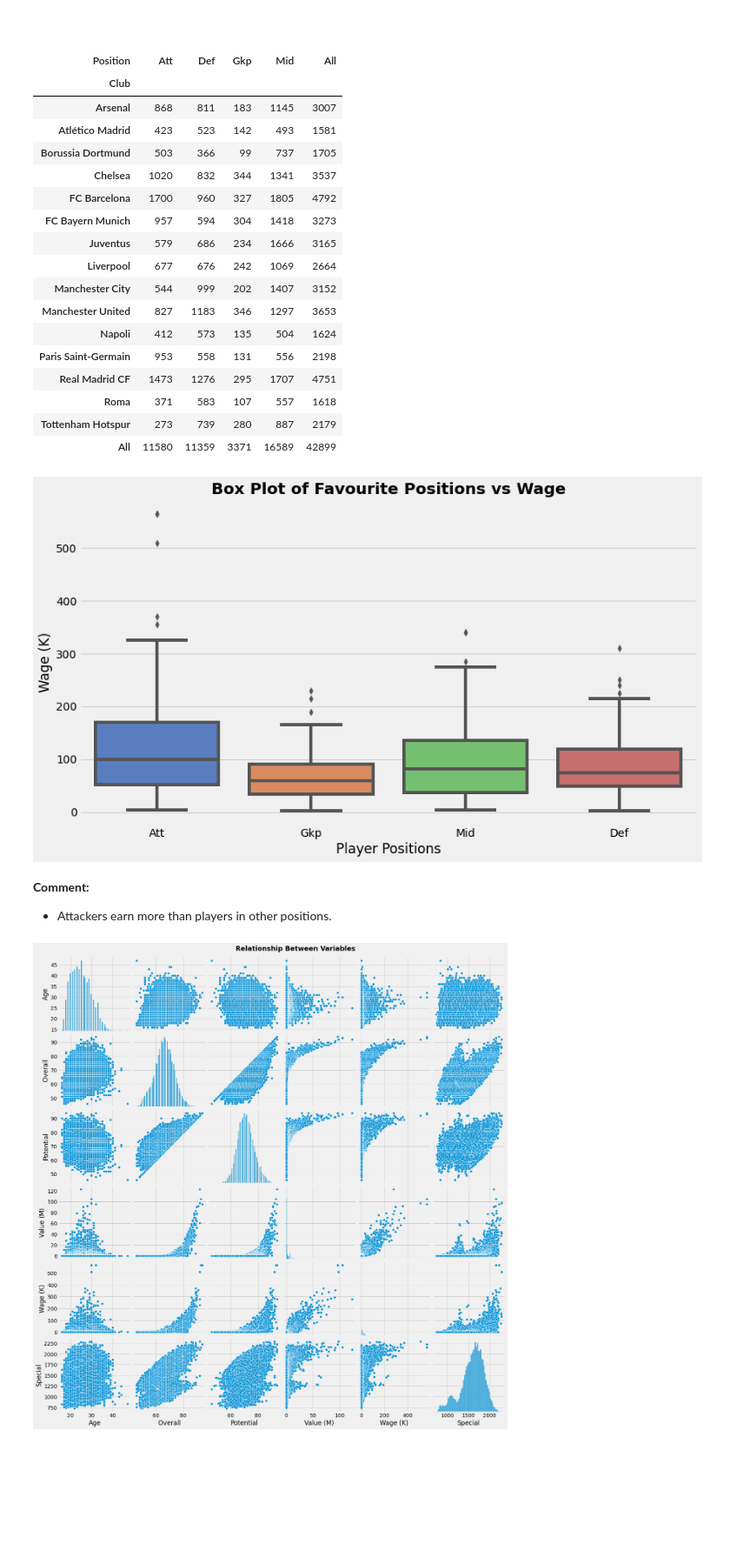
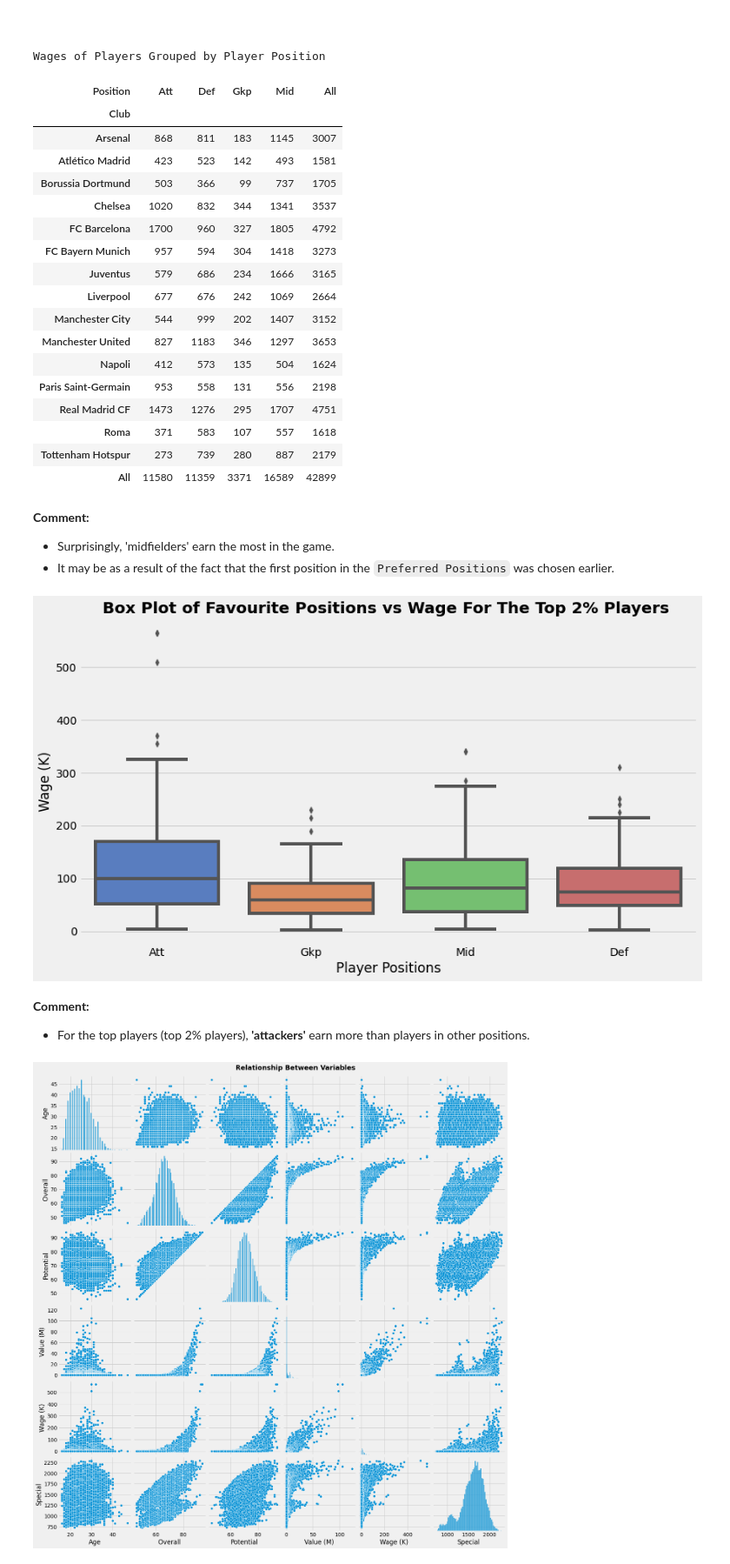
Before and after one commit to chineidu/Football_players, a Jupyter notebook: footballers_EDA.ipynb, the cells around one changed output. Shown at 87% size. Drawn from its saved outputs; the diff is of its cells as text; code cells hidden in the pictures; blank space fills up the shorter version.

```diff
--- a/footballers_EDA.ipynb
+++ b/footballers_EDA.ipynb
@@ -770,12 +763,17 @@ Top_ST
 # Add a new variable (General player position)
 top_rep_clubs_df['Position'] = top_rep_clubs_df['Fav_position'].apply(general_position)
 # %%
-(
-    pd.crosstab(index=top_rep_clubs_df['Club'], columns=top_rep_clubs_df['Position'], values=top_rep_clubs_df['Wage (K)'], aggfunc=np.sum, margins=True)
-)
+a = (
+    pd.crosstab(index=top_rep_clubs_df['Club'],
+                columns=top_rep_clubs_df['Position'],
+                values=top_rep_clubs_df['Wage (K)'], aggfunc=np.sum, margins=True)
+    )
+
+display_side_by_side(a, titles=['Wages of Players Grouped by Player Position'])
 
 # top_rep_clubs_df.loc[(top_rep_clubs_df['Club'] == 'Manchester City'), :]
 # %% [output]
+Wages of Players Grouped by Player Position
 | Position | Att | Def | Gkp | Mid | All |
 | Club |  |  |  |  |  |
 | Arsenal | 868 | 811 | 183 | 1145 | 3007 |
@@ -794,21 +792,25 @@ top_rep_clubs_df['Position'] = top_rep_clubs_df['Fav_position'].apply(general_po
 | Roma | 371 | 583 | 107 | 557 | 1618 |
 | Tottenham Hotspur | 273 | 739 | 280 | 887 | 2179 |
 | All | 11580 | 11359 | 3371 | 16589 | 42899 |
+# %% [markdown]
+**Comment:**
+* Surprisingly, 'midfielders' earn the most in the game.
+* It may be as a result of the fact that the first position in the `Preferred Positions` was chosen earlier.
 # %%
 # Plot
 plt.figure(figsize=(12, 7))
 sns.boxplot(x='Position', y='Wage (K)', data=top_rep_clubs_df, palette='muted')
 
 plt.xlabel('Player Positions', fontsize=17)
-plt.title('Box Plot of Favourite Positions vs Wage', fontsize=20, fontweight='heavy')
+plt.title('Box Plot of Favourite Positions vs Wage For The Top 2% Players ', fontsize=20, fontweight='heavy')
 
 plt.tight_layout()
 plt.show()
 # %% [output]
-[figure, old version]
+[figure, new version]
 # %% [markdown]
 **Comment:**
-* Attackers earn more than players in other positions.
+* For the top players (top 2% players), **'attackers'** earn more than players in other positions.
 # %%
 # Pair plot of nu,erical variables
 data = fbal5[['Name', 'Age', 'Nationality', 'Club', 'Overall', 'Potential', 'Value (M)','Wage (K)', 'Special', 'Fav_position']]
```
Also changed, not shown: parts of 11 cells of this notebook, 1 other file.
